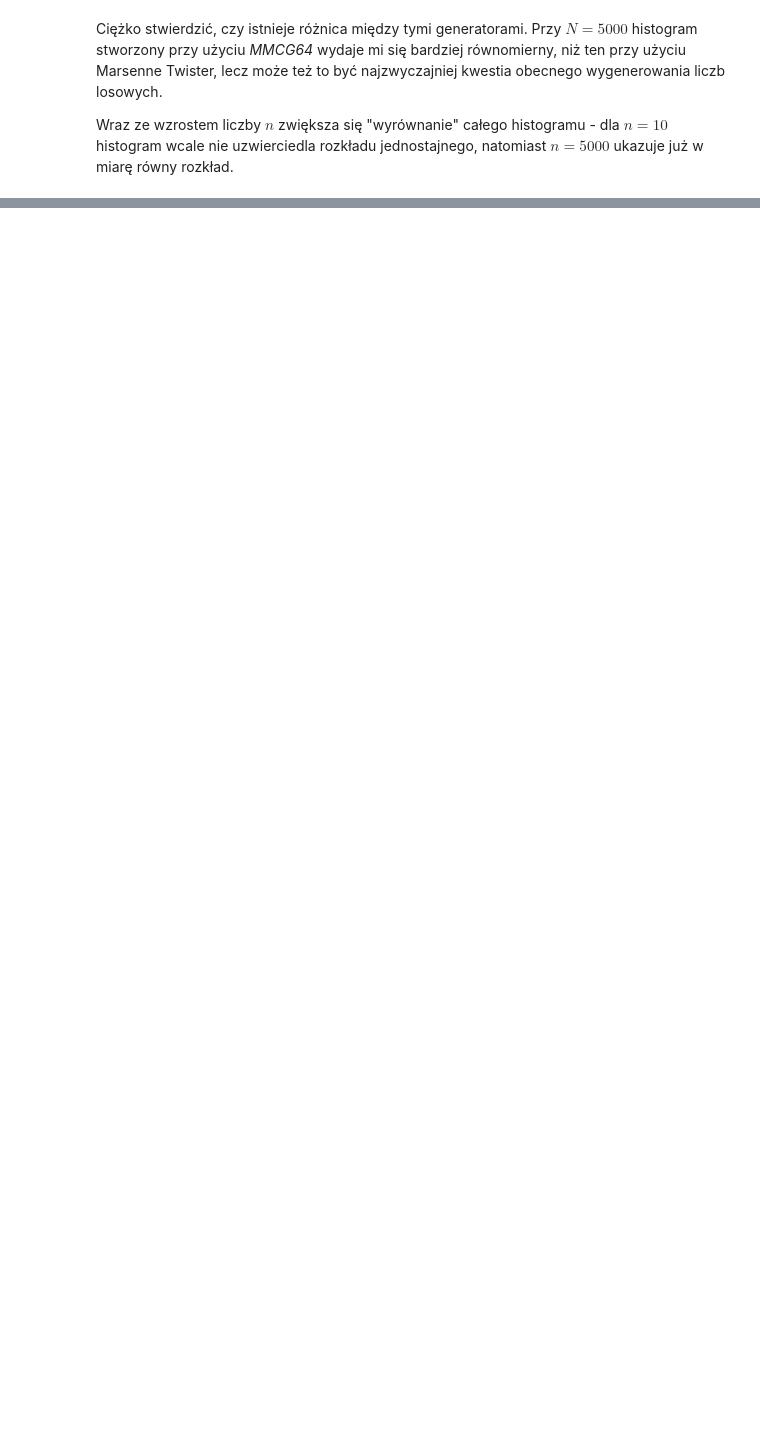
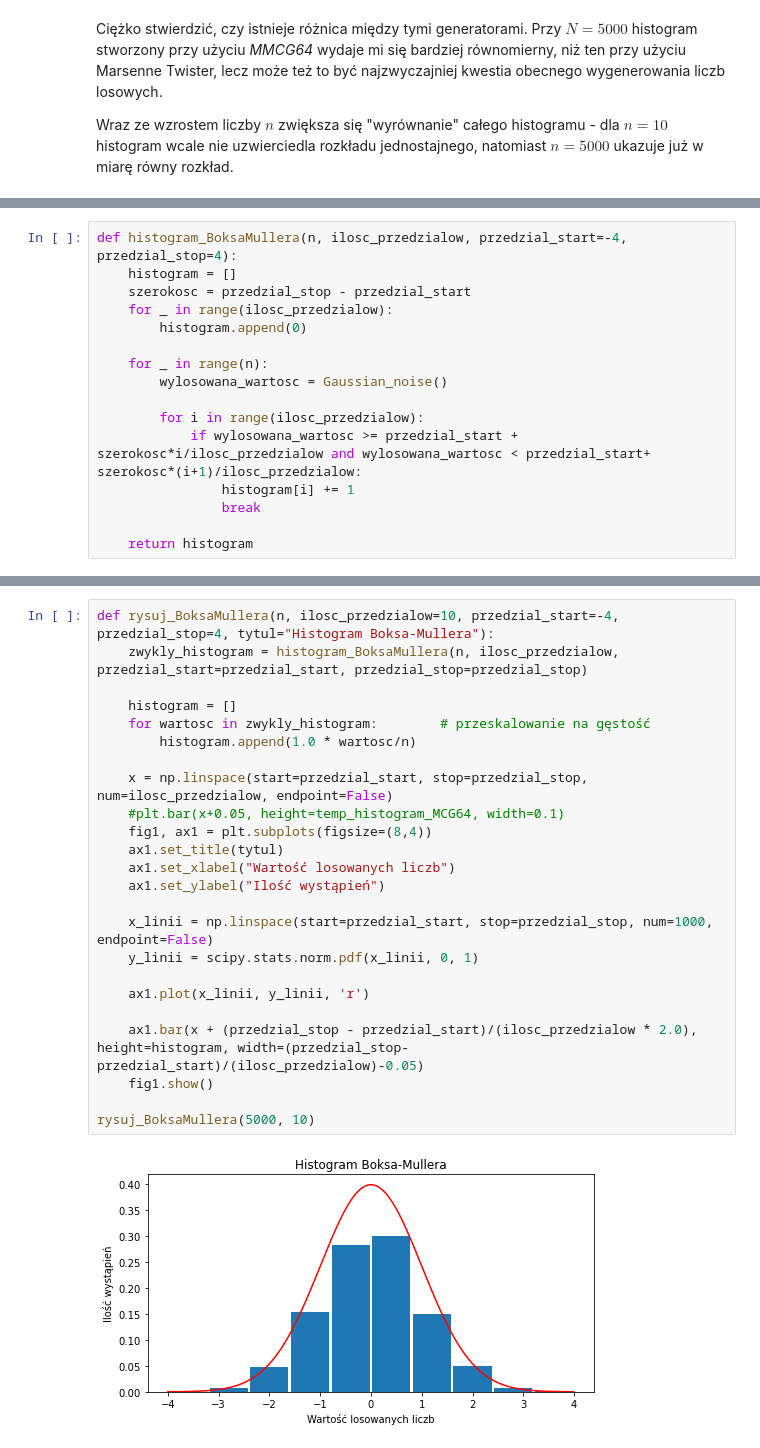
Before and after one commit to GabenRulez/4semestr_MOwNiT, a Jupyter notebook: lab11/lab11.ipynb, the cells around one changed output, grey strips where cells are left out. Cells and saved outputs as stored; diff of their text form; blank space fills up the shorter version.

```diff
--- a/lab11/lab11.ipynb
+++ b/lab11/lab11.ipynb
@@ -195,0 +224,16 @@ Wraz ze wzrostem liczby $n$ zwiększa się "wyrównanie" całego histogramu - dl
+# %%
+def histogram_BoksaMullera(n, ilosc_przedzialow, przedzial_start=-4, przedzial_stop=4):
+    histogram = []
+    szerokosc = przedzial_stop - przedzial_start
+    for _ in range(ilosc_przedzialow):
+        histogram.append(0)
+
+    for _ in range(n):
+        wylosowana_wartosc = Gaussian_noise()
+
+        for i in range(ilosc_przedzialow):
+            if wylosowana_wartosc >= przedzial_start + szerokosc*i/ilosc_przedzialow and wylosowana_wartosc < przedzial_start+ szerokosc*(i+1)/ilosc_przedzialow:
+                histogram[i] += 1
+                break
+
+    return histogram
@@ -195,0 +242,26 @@ Wraz ze wzrostem liczby $n$ zwiększa się "wyrównanie" całego histogramu - dl
+# %%
+def rysuj_BoksaMullera(n, ilosc_przedzialow=10, przedzial_start=-4, przedzial_stop=4, tytul="Histogram Boksa-Mullera"):
+    zwykly_histogram = histogram_BoksaMullera(n, ilosc_przedzialow, przedzial_start=przedzial_start, przedzial_stop=przedzial_stop)
+
+    histogram = []
+    for wartosc in zwykly_histogram:        # przeskalowanie na gęstość
+        histogram.append(1.0 * wartosc/n)
+
+    x = np.linspace(start=przedzial_start, stop=przedzial_stop, num=ilosc_przedzialow, endpoint=False)
+    #plt.bar(x+0.05, height=temp_histogram_MCG64, width=0.1)
+    fig1, ax1 = plt.subplots(figsize=(8,4))
+    ax1.set_title(tytul)
+    ax1.set_xlabel("Wartość losowanych liczb")
+    ax1.set_ylabel("Ilość wystąpień")
+
+    x_linii = np.linspace(start=przedzial_start, stop=przedzial_stop, num=1000, endpoint=False)
+    y_linii = scipy.stats.norm.pdf(x_linii, 0, 1)
+
+    ax1.plot(x_linii, y_linii, 'r')
+
+    ax1.bar(x + (przedzial_stop - przedzial_start)/(ilosc_przedzialow * 2.0), height=histogram, width=(przedzial_stop-przedzial_start)/(ilosc_przedzialow)-0.05)
+    fig1.show()
+
+rysuj_BoksaMullera(5000, 10)
+# %% [output]
+[figure, added]
```
Also changed, not shown: parts of 19 cells of this notebook.
